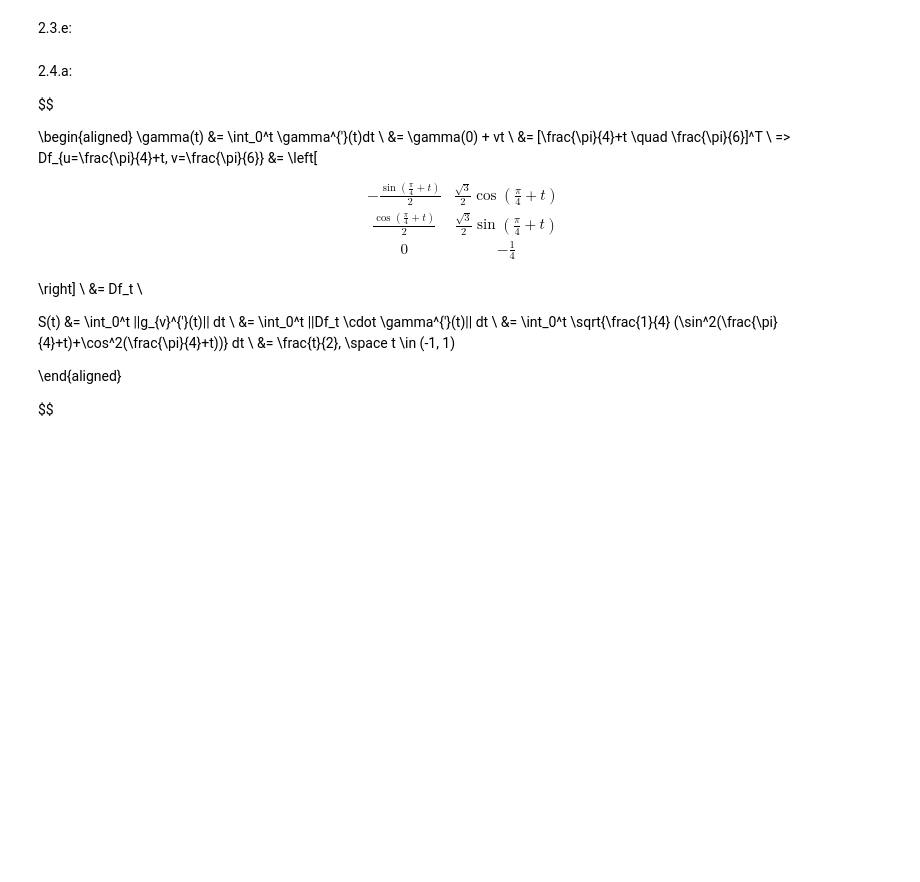
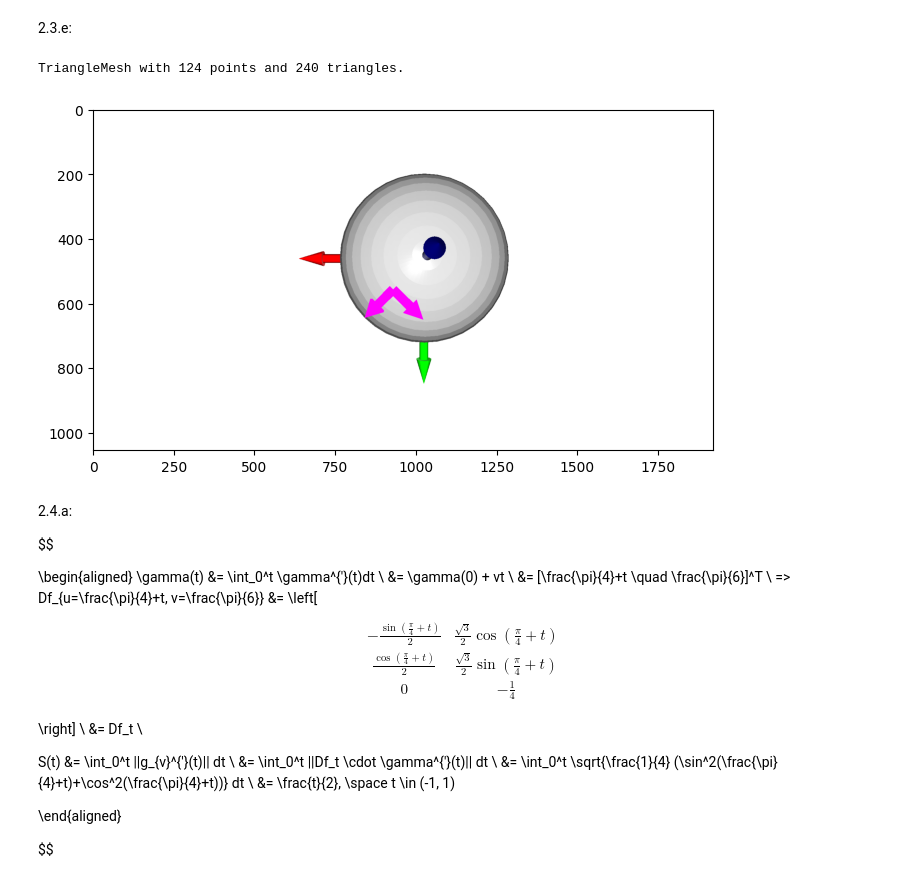
Before and after one commit to astonastonaston/3D_Deep_Learning_HWs, a Jupyter notebook: HW1/HW1.ipynb, the cells around one changed output. Saved outputs shown, nothing was run; the diff lists cells and outputs as text; code cells hidden in the pictures; blank space fills up the shorter version.

```diff
--- a/HW1/HW1.ipynb
+++ b/HW1/HW1.ipynb
@@ -471,39 +484,40 @@ $$
 # %%
 # Run the function definitions at 2.2 first before running the codes here!
 import math
 # exapmle code to draw ellipsoid, curve, and arrows
 arrow = create_arrow_from_vector([0.,0.,1.], [1.,1.,0.])
 # curve = create_lines(np.array([[1,1,1], [-1,1,1], [-1,-1,1], [1,-1,1], [1,1,1]], dtype=np.float64))
 print(arrow)
 ellipsoid = create_ellipsoid(a, b, c)
 cf = open3d.geometry.TriangleMesh.create_coordinate_frame()
 cf.scale(1.5, (0,0,0))
 
 def get_3d_curve(p=np.array([math.pi/4, math.pi/6]), v=np.array([1, 0]), numPts=100):
     """
     Get the points for the curve of p moving with v
     p, v: 2D numpy arrays
     numPts: int
     """
     xRight = math.pi
     incr = (xRight - p[0]) / numPts # increment in domain for each point
     pts = []
     for i in range(numPts):
         p[0] = p[0] + incr*i
         u0, v0 = p[0], p[1]
         pts.append([math.cos(u0)*math.sin(v0), math.sin(u0)*math.sin(v0), 0.5*math.cos(v0)])
     return np.array(pts)
 
 # 2.3.e: Draw orthonomal basis
-arrowOrtho1 = create_arrow_from_vector([math.sqrt(2)/4, math.sqrt(2)/4, math.sqrt(3)/4], [-1/math.sqrt(2), 1/math.sqrt(2), 0])
-arrowOrtho2 = create_arrow_from_vector([math.sqrt(2)/4, math.sqrt(2)/4, math.sqrt(3)/4], [math.sqrt(6)/math.sqrt(13), math.sqrt(6)/math.sqrt(13), -1/math.sqrt(13)])
+arrowOrtho1 = create_arrow_from_vector([math.sqrt(2)/4, math.sqrt(2)/4, math.sqrt(3)/4], \
+                                    [-1/math.sqrt(2), 1/math.sqrt(2), 0])
+arrowOrtho2 = create_arrow_from_vector([math.sqrt(2)/4, math.sqrt(2)/4, math.sqrt(3)/4], \
+                                    [math.sqrt(6)/math.sqrt(13), math.sqrt(6)/math.sqrt(13), -1/math.sqrt(13)])
 
 
-
-# curve = create_lines(np.array([[1,1,1], [-1,1,1], [-1,-1,1], [1,-1,1], [1,1,1]], dtype=np.float64))
-# print(curve)
-# draw_geometries([ellipsoid, cf, arrow] + curve)
 draw_geometries([ellipsoid, cf, arrowOrtho1, arrowOrtho2])
+# %% [output]
+TriangleMesh with 124 points and 240 triangles.
+[figure, added]
 # %% [markdown]
 2.4.a:
 
```
Also changed, not shown: parts of 24 cells of this notebook, 40 other files.
